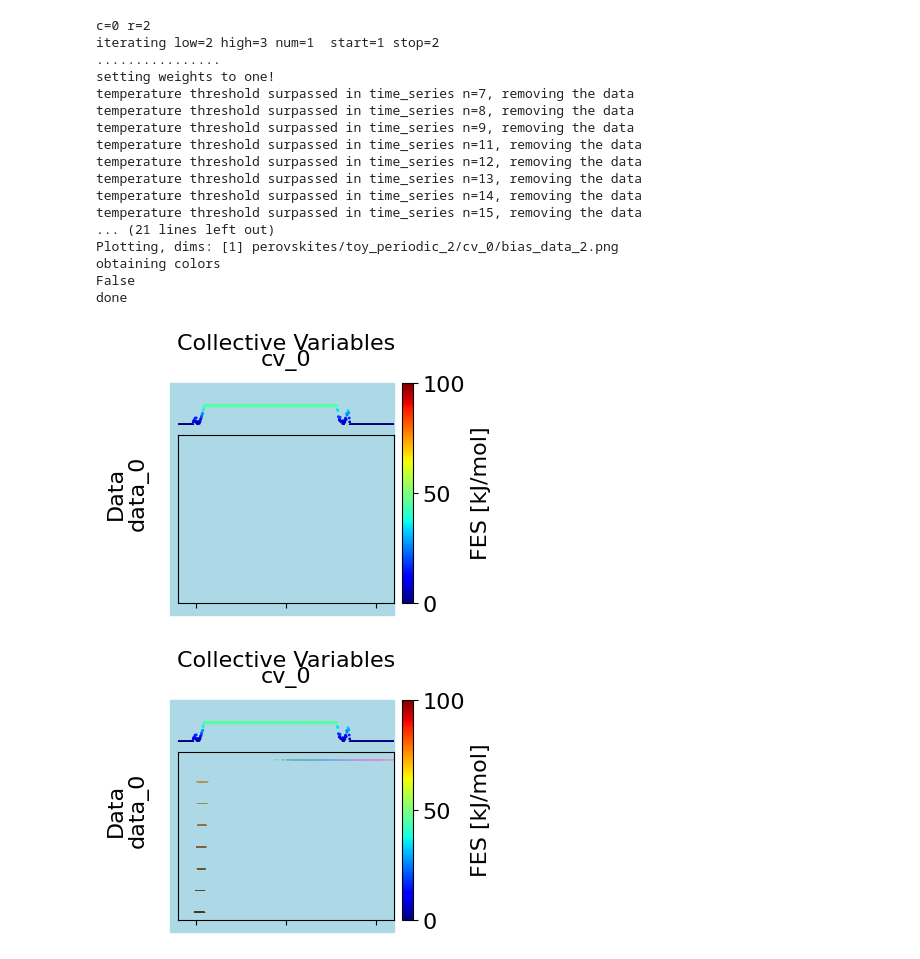
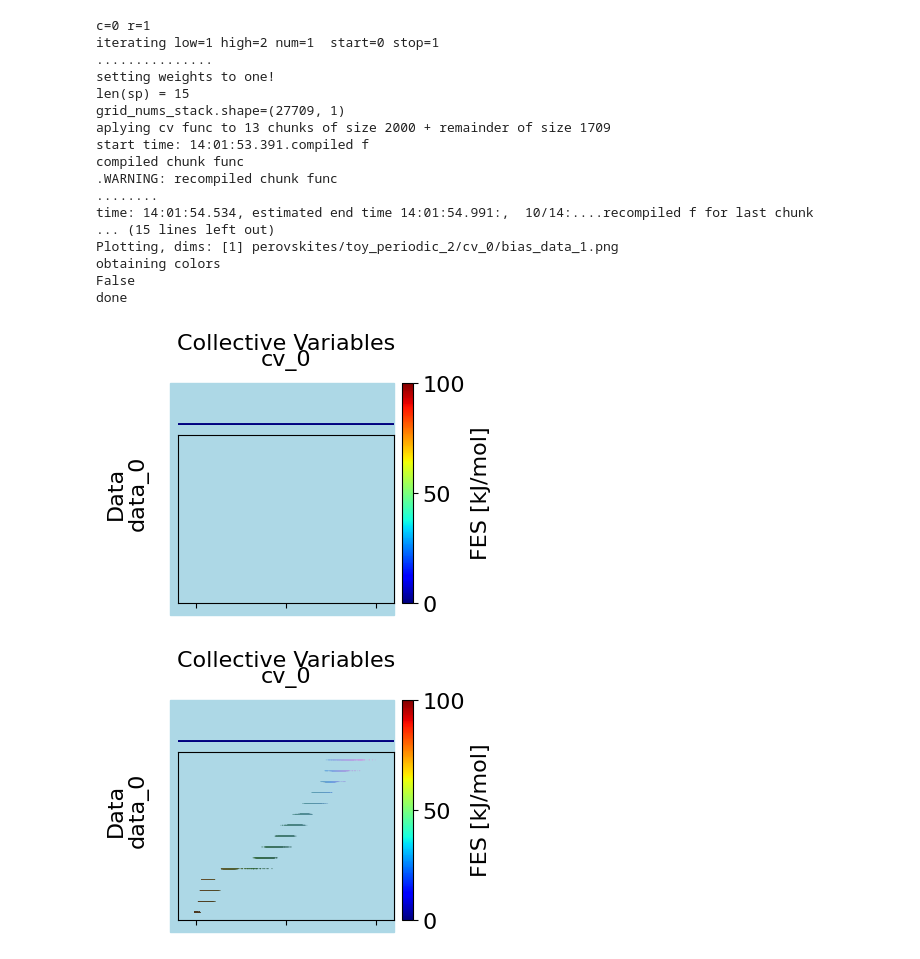
Before and after one commit to DavidDevoogdt/IMLCV, a Jupyter notebook: notebooks/plot.ipynb, the cells around one changed output. Drawn from its saved outputs; the diff is of its cells as text; code cells hidden in the pictures.

```diff
--- a/notebooks/plot.ipynb
+++ b/notebooks/plot.ipynb
@@ -50,25 +61,25 @@ Plotting, dims: [2] muller_brown_ref.png
 # %%
-rounds.plot_round(    c=0,    r=2,dlo_kwargs=dict(only_finished=False,))
+rounds.plot_round(    c=0,    r=1,dlo_kwargs=dict(only_finished=False,))
 # %% [output]
-c=0 r=2
-iterating low=2 high=3 num=1  start=1 stop=2
-................
+c=0 r=1
+iterating low=1 high=2 num=1  start=0 stop=1
+...............
 setting weights to one!
-temperature threshold surpassed in time_series n=7, removing the data
-temperature threshold surpassed in time_series n=8, removing the data
-temperature threshold surpassed in time_series n=9, removing the data
-temperature threshold surpassed in time_series n=11, removing the data
-temperature threshold surpassed in time_series n=12, removing the data
-temperature threshold surpassed in time_series n=13, removing the data
-temperature threshold surpassed in time_series n=14, removing the data
-temperature threshold surpassed in time_series n=15, removing the data
-... (21 lines left out)
-Plotting, dims: [1] perovskites/toy_periodic_2/cv_0/bias_data_2.png
+len(sp) = 15
+grid_nums_stack.shape=(27709, 1)
+aplying cv func to 13 chunks of size 2000 + remainder of size 1709
+start time: 14:01:53.391.compiled f
+compiled chunk func
+.WARNING: recompiled chunk func
+........
+time: 14:01:54.534, estimated end time 14:01:54.991:,  10/14:....recompiled f for last chunk
+... (15 lines left out)
+Plotting, dims: [1] perovskites/toy_periodic_2/cv_0/bias_data_1.png
 obtaining colors
 False
 done
-[figure, old version]
+[figure, new version]
-[figure, old version]
+[figure, new version]
 # %%
 import jax
 import jax.numpy as jnp
```
Also changed, not shown: parts of 16 cells of this notebook, 14 other files.
